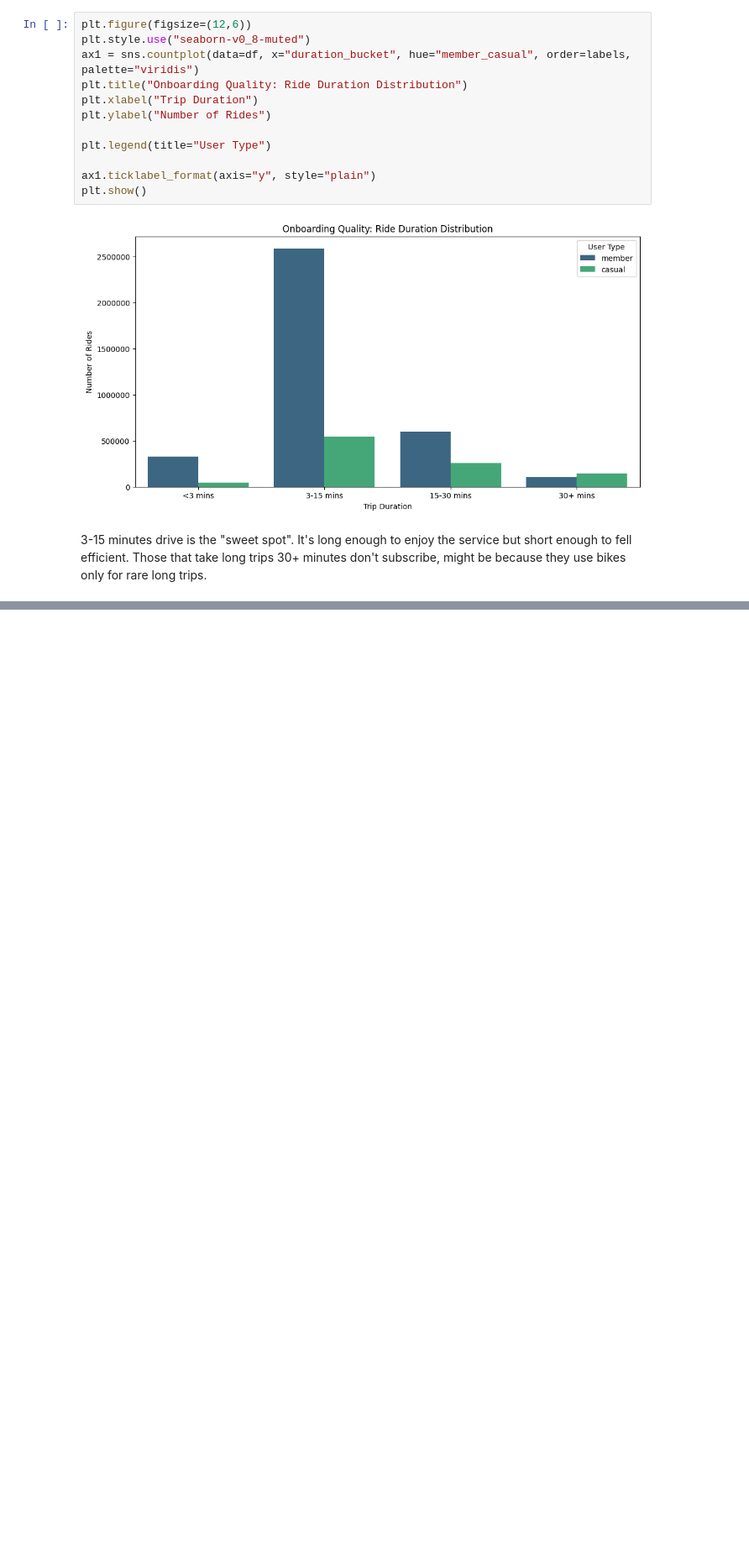
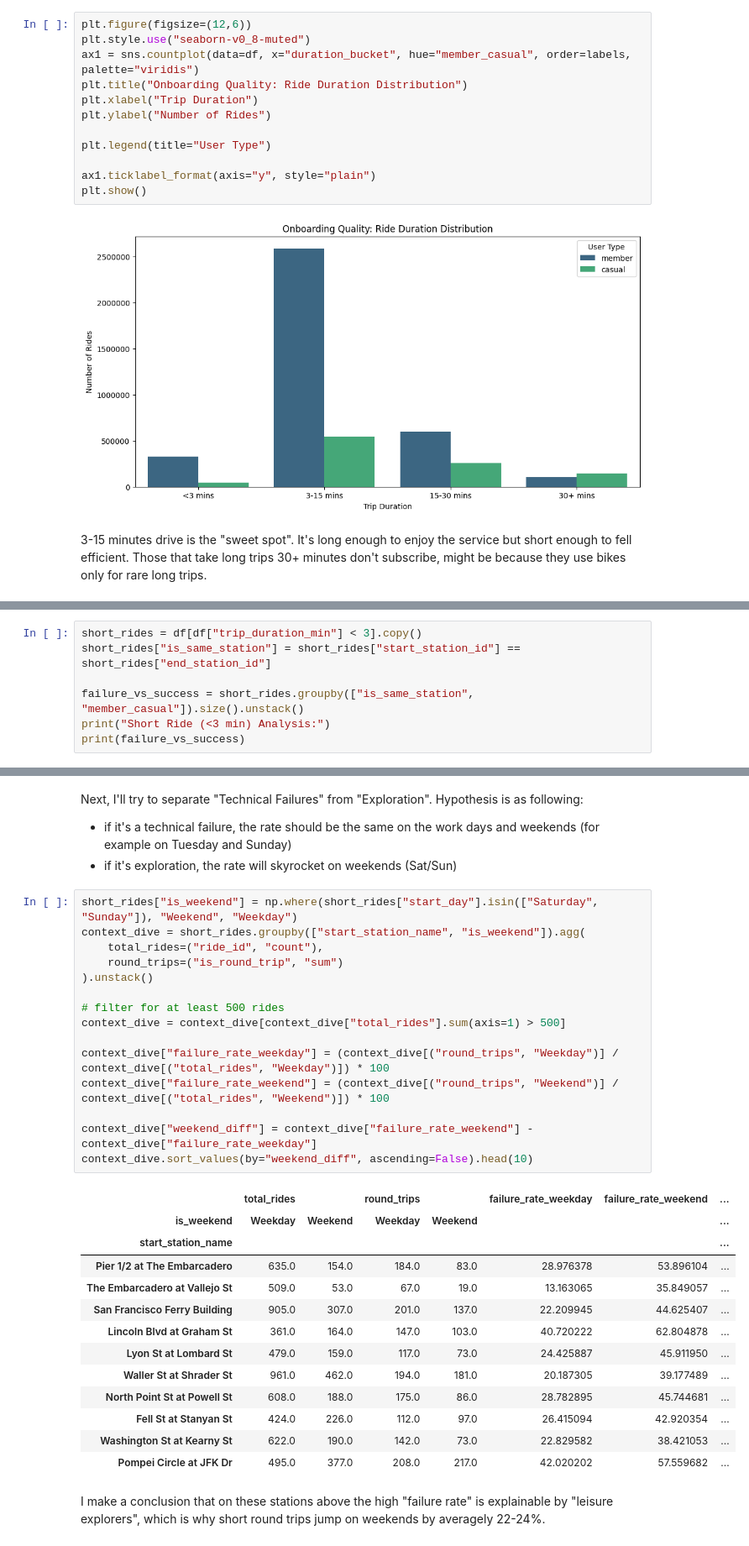
Before and after one commit to mdinaya/baywheels_analysis, a Jupyter notebook: notebooks/01_user_behavior.ipynb, the cells around one changed output, grey strips where cells are left out. Shown at 84% size. Saved outputs shown, nothing was run; the diff lists cells and outputs as text; blank space fills up the shorter version.

```diff
--- a/notebooks/01_user_behavior.ipynb
+++ b/notebooks/01_user_behavior.ipynb
@@ -257,0 +254,7 @@ Look into <3 minutes ride. I can test if it's a technical failure or a last-mile
+# %%
+short_rides = df[df["trip_duration_min"] < 3].copy()
+short_rides["is_same_station"] = short_rides["start_station_id"] == short_rides["end_station_id"]
+
+failure_vs_success = short_rides.groupby(["is_same_station", "member_casual"]).size().unstack()
+print("Short Ride (<3 min) Analysis:")
+print(failure_vs_success)
@@ -257,0 +316,35 @@ Look into <3 minutes ride. I can test if it's a technical failure or a last-mile
+# %% [markdown]
+Next, I'll try to separate "Technical Failures" from "Exploration". Hypothesis is as following:
+- if it's a technical failure, the rate should be the same on the work days and weekends (for example on Tuesday and Sunday)
+- if it's exploration, the rate will skyrocket on weekends (Sat/Sun)
+# %%
+short_rides["is_weekend"] = np.where(short_rides["start_day"].isin(["Saturday", "Sunday"]), "Weekend", "Weekday")
+context_dive = short_rides.groupby(["start_station_name", "is_weekend"]).agg(
+    total_rides=("ride_id", "count"),
+    round_trips=("is_round_trip", "sum")
+).unstack()
+
+# filter for at least 500 rides
+context_dive = context_dive[context_dive["total_rides"].sum(axis=1) > 500]
+
+context_dive["failure_rate_weekday"] = (context_dive[("round_trips", "Weekday")] / context_dive[("total_rides", "Weekday")]) * 100
+context_dive["failure_rate_weekend"] = (context_dive[("round_trips", "Weekend")] / context_dive[("total_rides", "Weekend")]) * 100
+
+context_dive["weekend_diff"] = context_dive["failure_rate_weekend"] - context_dive["failure_rate_weekday"]
+context_dive.sort_values(by="weekend_diff", ascending=False).head(10)
+# %% [output]
+|  | total_rides |  | round_trips |  | failure_rate_weekday | failure_rate_weekend | ... |
+| is_weekend | Weekday | Weekend | Weekday | Weekend |  |  | ... |
+| start_station_name |  |  |  |  |  |  | ... |
+| Pier 1/2 at The Embarcadero | 635.0 | 154.0 | 184.0 | 83.0 | 28.976378 | 53.896104 | ... |
+| The Embarcadero at Vallejo St | 509.0 | 53.0 | 67.0 | 19.0 | 13.163065 | 35.849057 | ... |
+| San Francisco Ferry Building | 905.0 | 307.0 | 201.0 | 137.0 | 22.209945 | 44.625407 | ... |
+| Lincoln Blvd at Graham St | 361.0 | 164.0 | 147.0 | 103.0 | 40.720222 | 62.804878 | ... |
+| Lyon St at Lombard St | 479.0 | 159.0 | 117.0 | 73.0 | 24.425887 | 45.911950 | ... |
+| Waller St at Shrader St | 961.0 | 462.0 | 194.0 | 181.0 | 20.187305 | 39.177489 | ... |
+| North Point St at Powell St | 608.0 | 188.0 | 175.0 | 86.0 | 28.782895 | 45.744681 | ... |
+| Fell St at Stanyan St | 424.0 | 226.0 | 112.0 | 97.0 | 26.415094 | 42.920354 | ... |
+| Washington St at Kearny St | 622.0 | 190.0 | 142.0 | 73.0 | 22.829582 | 38.421053 | ... |
+| Pompei Circle at JFK Dr | 495.0 | 377.0 | 208.0 | 217.0 | 42.020202 | 57.559682 | ... |
+# %% [markdown]
+I make a conclusion that on these stations above the high "failure rate" is explainable by "leisure explorers", which is why short round trips jump on weekends by averagely 22-24%.
```
Also changed, not shown: parts of 20 cells of this notebook.
